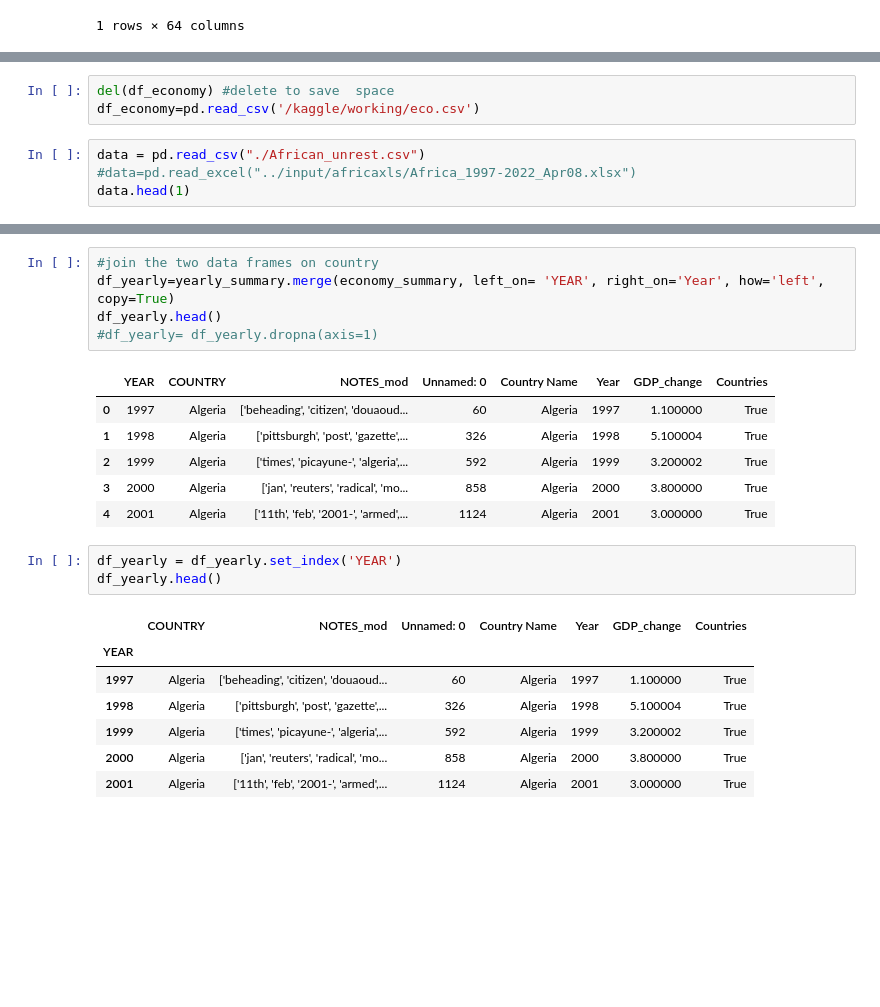
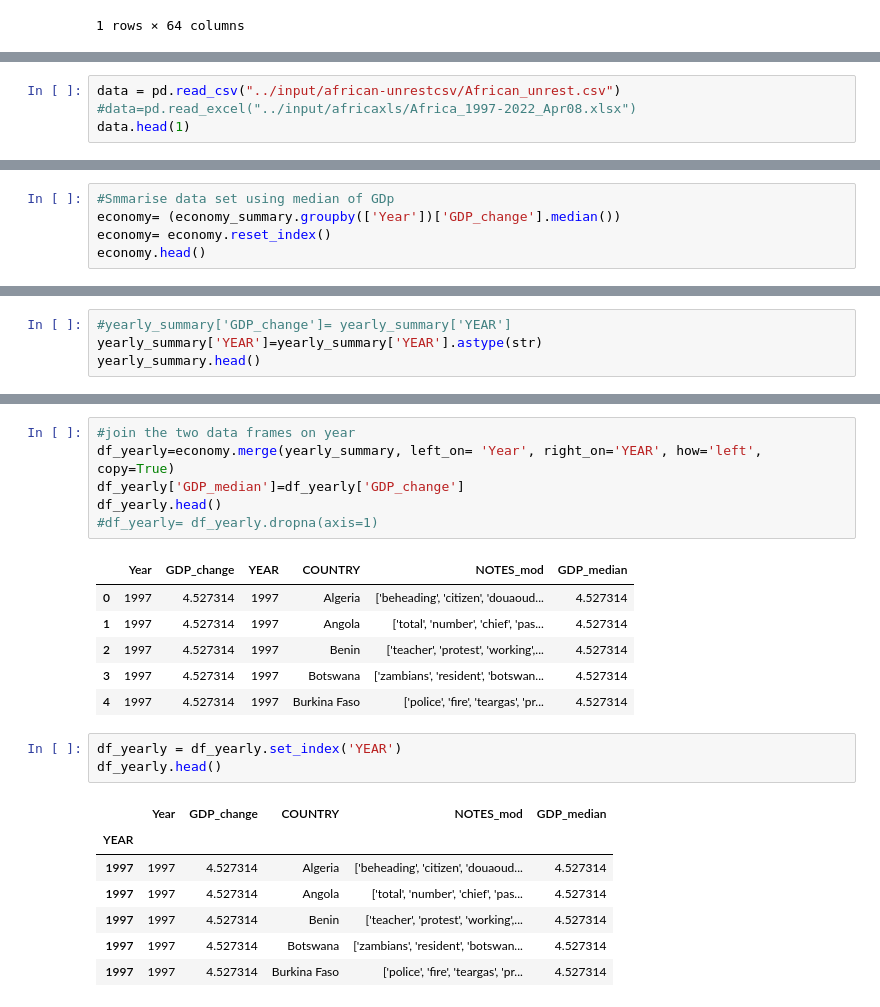
Before and after one commit to DhasiM/NLP_African-Conflict, a Jupyter notebook: twist-3-violence-protests-and-poverty.ipynb, the cells around one changed output, grey strips where cells are left out. Drawn from its saved outputs; the diff is of its cells as text; blank space fills up the shorter version.

```diff
--- a/twist-3-violence-protests-and-poverty.ipynb
+++ b/twist-3-violence-protests-and-poverty.ipynb
@@ -643,11 +591,8 @@ df_economy.head(1)
 # %% [output]
 |  | Country Name | Year | GDP_change |
 | 0 | Aruba | 1997 | 7.046874 |
-# %%
-del(df_economy) #delete to save  space
-df_economy=pd.read_csv('/kaggle/working/eco.csv')
 # %%
-data = pd.read_csv("./African_unrest.csv")
+data = pd.read_csv("../input/african-unrestcsv/African_unrest.csv")
 #data=pd.read_excel("../input/africaxls/Africa_1997-2022_Apr08.xlsx")
 data.head(1)
 # %% [output]
@@ -688,0 +634,5 @@ economy_summary.head()
+# %%
+#Smmarise data set using median of GDp
+economy= (economy_summary.groupby(['Year'])['GDP_change'].median())
+economy= economy.reset_index()
+economy.head()
@@ -688,0 +646,4 @@ economy_summary.head()
+# %%
+#yearly_summary['GDP_change']= yearly_summary['YEAR']
+yearly_summary['YEAR']=yearly_summary['YEAR'].astype(str)
+yearly_summary.head()
@@ -689,23 +657,24 @@ economy_summary.head()
 # %%
-#join the two data frames on country
-df_yearly=yearly_summary.merge(economy_summary, left_on= 'YEAR', right_on='Year', how='left', copy=True)
+#join the two data frames on year
+df_yearly=economy.merge(yearly_summary, left_on= 'Year', right_on='YEAR', how='left', copy=True)
+df_yearly['GDP_median']=df_yearly['GDP_change']
 df_yearly.head()
 #df_yearly= df_yearly.dropna(axis=1)
 # %% [output]
-|  | YEAR | COUNTRY | NOTES_mod | Unnamed: 0 | Country Name | Year | GDP_change | Countries |
-| 0 | 1997 | Algeria | ['beheading', 'citizen', 'douaoud... | 60 | Algeria | 1997 | 1.100000 | True |
-| 1 | 1998 | Algeria | ['pittsburgh', 'post', 'gazette',... | 326 | Algeria | 1998 | 5.100004 | True |
-| 2 | 1999 | Algeria | ['times', 'picayune-', 'algeria',... | 592 | Algeria | 1999 | 3.200002 | True |
-| 3 | 2000 | Algeria | ['jan', 'reuters', 'radical', 'mo... | 858 | Algeria | 2000 | 3.800000 | True |
-| 4 | 2001 | Algeria | ['11th', 'feb', '2001-', 'armed',... | 1124 | Algeria | 2001 | 3.000000 | True |
+|  | Year | GDP_change | YEAR | COUNTRY | NOTES_mod | GDP_median |
+| 0 | 1997 | 4.527314 | 1997 | Algeria | ['beheading', 'citizen', 'douaoud... | 4.527314 |
+| 1 | 1997 | 4.527314 | 1997 | Angola | ['total', 'number', 'chief', 'pas... | 4.527314 |
+| 2 | 1997 | 4.527314 | 1997 | Benin | ['teacher', 'protest', 'working',... | 4.527314 |
+| 3 | 1997 | 4.527314 | 1997 | Botswana | ['zambians', 'resident', 'botswan... | 4.527314 |
+| 4 | 1997 | 4.527314 | 1997 | Burkina Faso | ['police', 'fire', 'teargas', 'pr... | 4.527314 |
 # %%
 df_yearly = df_yearly.set_index('YEAR')
 df_yearly.head()
 # %% [output]
-|  | COUNTRY | NOTES_mod | Unnamed: 0 | Country Name | Year | GDP_change | Countries |
-| YEAR |  |  |  |  |  |  |  |
-| 1997 | Algeria | ['beheading', 'citizen', 'douaoud... | 60 | Algeria | 1997 | 1.100000 | True |
-| 1998 | Algeria | ['pittsburgh', 'post', 'gazette',... | 326 | Algeria | 1998 | 5.100004 | True |
-| 1999 | Algeria | ['times', 'picayune-', 'algeria',... | 592 | Algeria | 1999 | 3.200002 | True |
-| 2000 | Algeria | ['jan', 'reuters', 'radical', 'mo... | 858 | Algeria | 2000 | 3.800000 | True |
-| 2001 | Algeria | ['11th', 'feb', '2001-', 'armed',... | 1124 | Algeria | 2001 | 3.000000 | True |
+|  | Year | GDP_change | COUNTRY | NOTES_mod | GDP_median |
+| YEAR |  |  |  |  |  |
+| 1997 | 1997 | 4.527314 | Algeria | ['beheading', 'citizen', 'douaoud... | 4.527314 |
+| 1997 | 1997 | 4.527314 | Angola | ['total', 'number', 'chief', 'pas... | 4.527314 |
+| 1997 | 1997 | 4.527314 | Benin | ['teacher', 'protest', 'working',... | 4.527314 |
+| 1997 | 1997 | 4.527314 | Botswana | ['zambians', 'resident', 'botswan... | 4.527314 |
+| 1997 | 1997 | 4.527314 | Burkina Faso | ['police', 'fire', 'teargas', 'pr... | 4.527314 |
```
Also changed, not shown: parts of 51 cells of this notebook.
